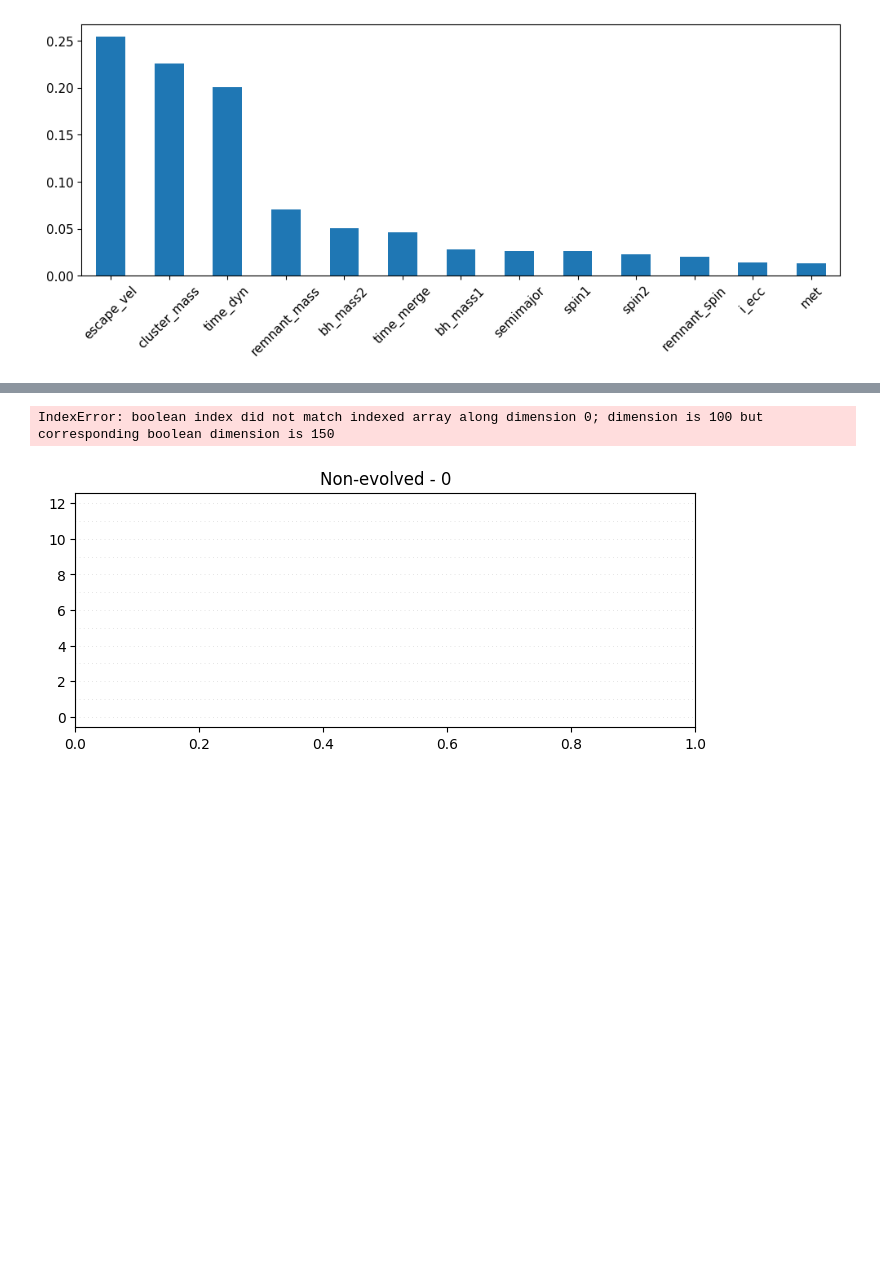
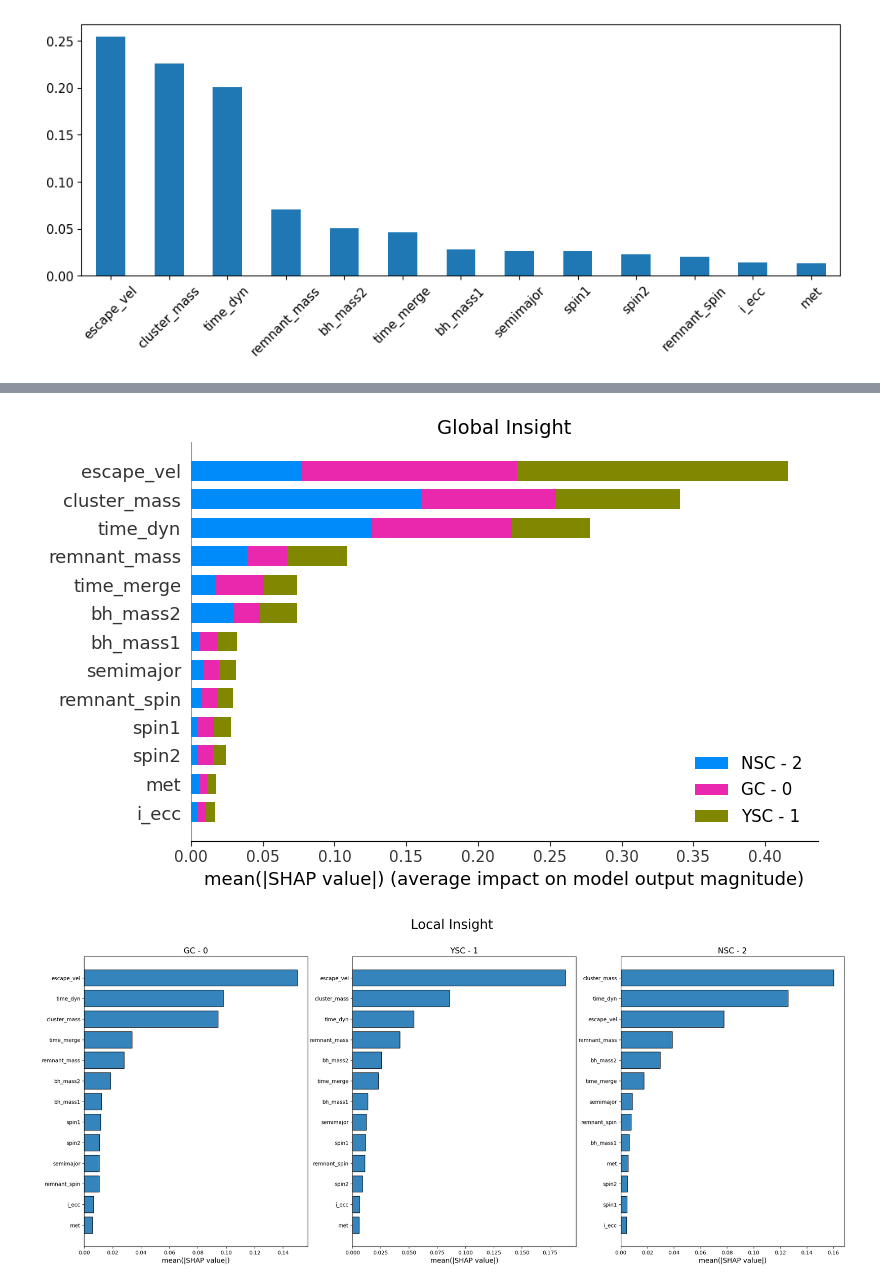
Before and after one commit to EugeniaBoccanera/hm_bbh, a Jupyter notebook: project_v1.ipynb, the cells around one changed output, grey strips where cells are left out. Saved outputs shown, nothing was run; the diff lists cells and outputs as text; code cells hidden in the pictures; blank space fills up the shorter version.

Commit message:
fixed shap plots

```diff
--- a/project_v1.ipynb
+++ b/project_v1.ipynb
@@ -839,32 +827,5 @@ plot_shap_bar(shap_values, X_test, n_sample=100)
-# %%
-fig = plt.figure()
-
-ax0 = fig.add_subplot(211)
-ax0.set_title('Non-evolved - 0')
-shap.summary_plot(np.abs(shap_values[0]), X_test[:150], plot_type='violin', show=False)
-ax0.set_xlabel('SHAP values (impact on output model)', fontsize=11)
-
-
-
-ax1 = fig.add_subplot(212)
-ax1.set_title('Evolved - 1')
-shap.summary_plot(hap_values[1], X_test[:150], plot_type='violin', show=False)
-ax1.set_xlabel('SHAP values (impact on output model)', fontsize=11)
-
-
-# ax2 = fig.add_subplot(313)
-# plt.title('Class 0 - CE')
-# shap.summary_plot(shap_values[0], X_test[:150], plot_type='violin', show=False)
-# plt.xlabel('SHAP values (impact on output model)', fontsize=11)
-
-plt.subplots_adjust(hspace = 50)
-plt.gcf().set_size_inches(7,10)
-plt.tight_layout()
-plt.show()
-# %% [output]
-IndexError: boolean index did not match indexed array along dimension 0; dimension is 100 but corresponding boolean dimension is 150
-[figure, removed]
-# %%
-import shap
-shap_values = shap.TreeExplainer(rf).shap_values(X_test[:150])
-shap.summary_plot(shap_values, X_test[:150])
+# %%
+plot_shap_bar(shap_values, data=None)
+# %% [output]
+[figure, added]
+[figure, added]
```
Also changed, not shown: parts of 9 cells of this notebook.
